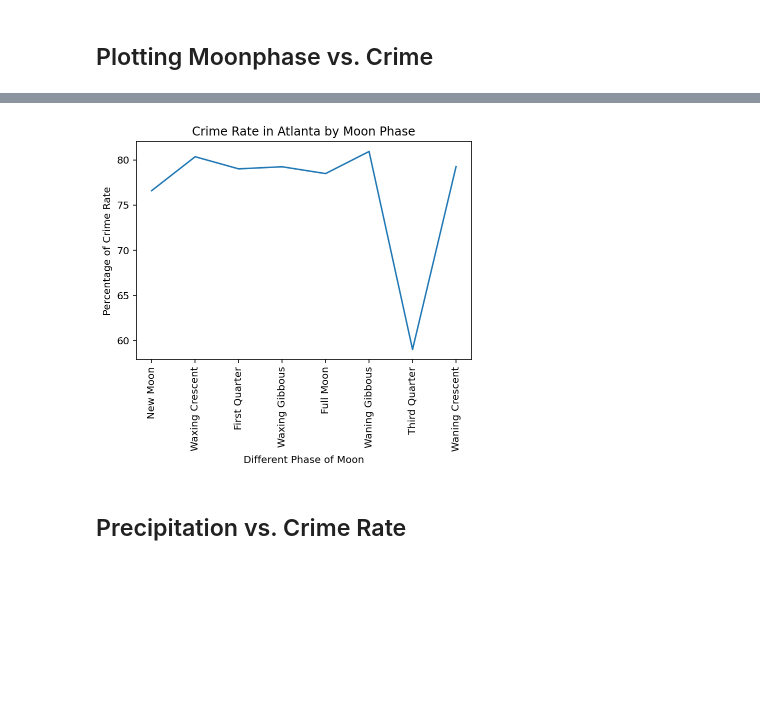
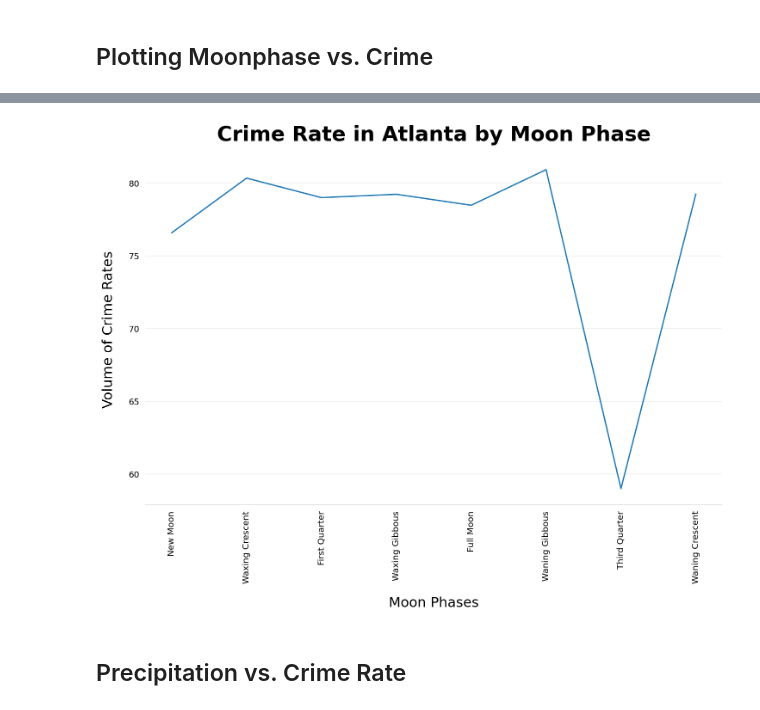
Before and after one commit to elqban753/ATL-weather-and-Crime, a Jupyter notebook: ProjectGroup6Coding.ipynb, the cells around one changed output, grey strips where cells are left out. Saved outputs shown, nothing was run; the diff lists cells and outputs as text; code cells hidden in the pictures; blank space fills up the shorter version.

```diff
--- a/ProjectGroup6Coding.ipynb
+++ b/ProjectGroup6Coding.ipynb
@@ -274,26 +276,38 @@ New_Moon_Phase_Cleaned.head(20)
 # %%
 Moon_Crime_Sum = New_Moon_Phase_Cleaned.sum()
 xaxis = New_Moon_Phase_Cleaned.columns
 
 phase_list
 phase = 0
 yaxis = []
 
 for x in Moon_Crime_Sum:
     yaxis.append(x/phase_list[phase])
     phase = phase + 1
 
+fig, ax = plt.subplots(1, figsize = (12, 7.5))
+plt.plot(xaxis, yaxis)
 
-plt.plot(xaxis, yaxis)
-plt.xlabel('Different Phase of Moon')
+# Removes the spin around the chart
+ax.spines['top'].set_visible(False)
+ax.spines['right'].set_visible(False)
+ax.spines['left'].set_visible(False)
+ax.spines['bottom'].set_color('#DDDDDD')
+# Removes the ticks next to the values on X and Y axis
+plt.tick_params(bottom=False, left=False)
+# Adds horizontal grid lines back, colors them light gray
+ax.set_axisbelow(True)
+ax.yaxis.grid(True, color='#EEEEEE')
+ax.xaxis.grid(False)
+
+plt.xlabel('Moon Phases', fontdict = {'fontsize' : 16}, labelpad = 15)
 plt.xticks(rotation="vertical")
-plt.ylabel('Percentage of Crime Rate')
-plt.title('Crime Rate in Atlanta by Moon Phase')
-plt.savefig("MoonPhease.png",
-            bbox_inches ="tight")
+plt.ylabel('Volume of Crime Rates', fontdict = {'fontsize' : 16}, labelpad = 15)
+plt.title('Crime Rate in Atlanta by Moon Phase', fontdict = {'fontsize' : 24}, pad = 15, weight = 'bold')
+plt.savefig("Pictures\CrimeVolumesByMoonPhase.png", bbox_inches ="tight")
 plt.show()
 # %% [output]
-[figure, old version]
+[figure, new version]
 # %% [markdown]
 ## Precipitation vs. Crime Rate
 # %%
```
Also changed, not shown: parts of 3 cells of this notebook, 2 other files.
